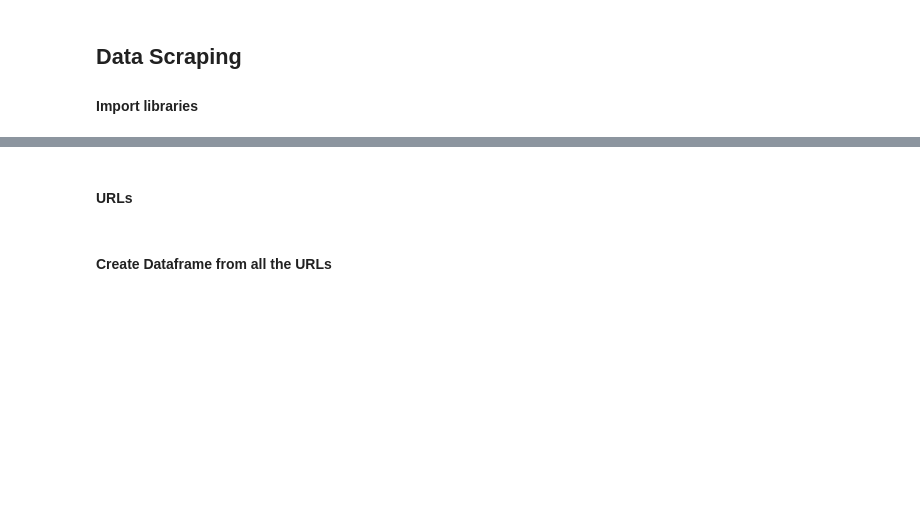
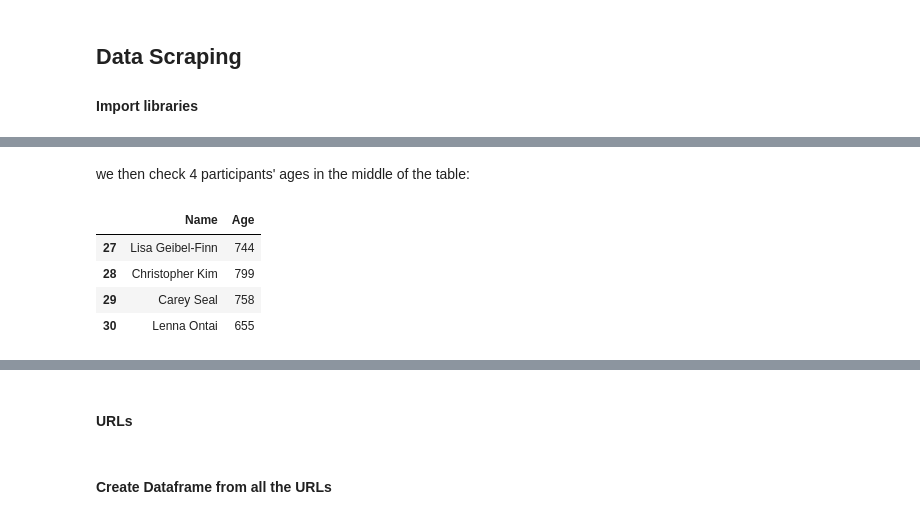
Before and after one commit to hubao666/Davis-Labor-Day-Race-Data-Scraping-and-Analysis, a Jupyter notebook: Davis_Labor_Day_Races.ipynb, the cells around one changed output, grey strips where cells are left out. Saved outputs shown, nothing was run; the diff lists cells and outputs as text; code cells hidden in the pictures; blank space fills up the shorter version.

```diff
--- a/Davis_Labor_Day_Races.ipynb
+++ b/Davis_Labor_Day_Races.ipynb
@@ -66,0 +219,10 @@ def get_gender(response):
+# %% [markdown]
+we then check 4 participants' ages in the middle of the table:
+# %%
+df_name_and_age.iloc[27:31]
+# %% [output]
+|  | Name | Age |
+| 27 | Lisa Geibel-Finn | 744 |
+| 28 | Christopher Kim | 799 |
+| 29 | Carey Seal | 758 |
+| 30 | Lenna Ontai | 655 |
```
Also changed, not shown: parts of 39 cells of this notebook.
